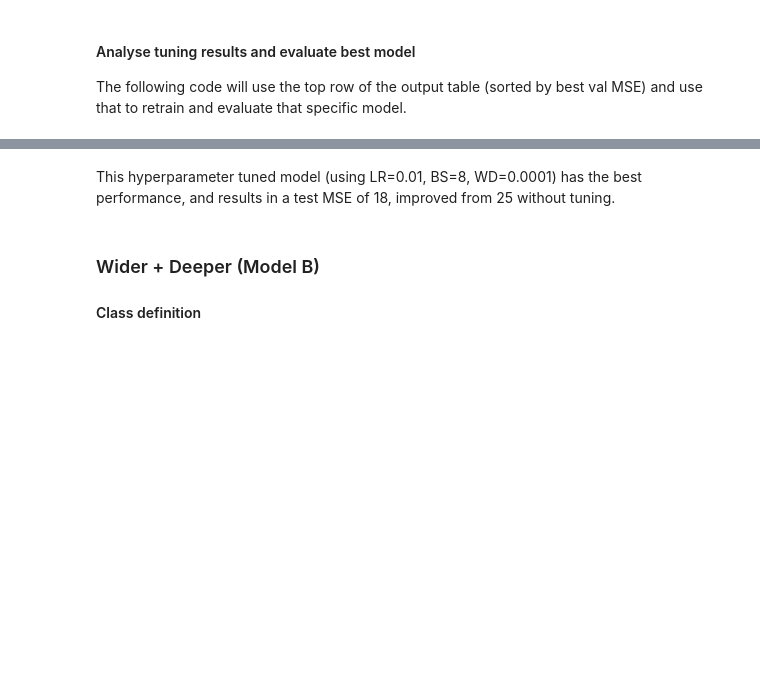
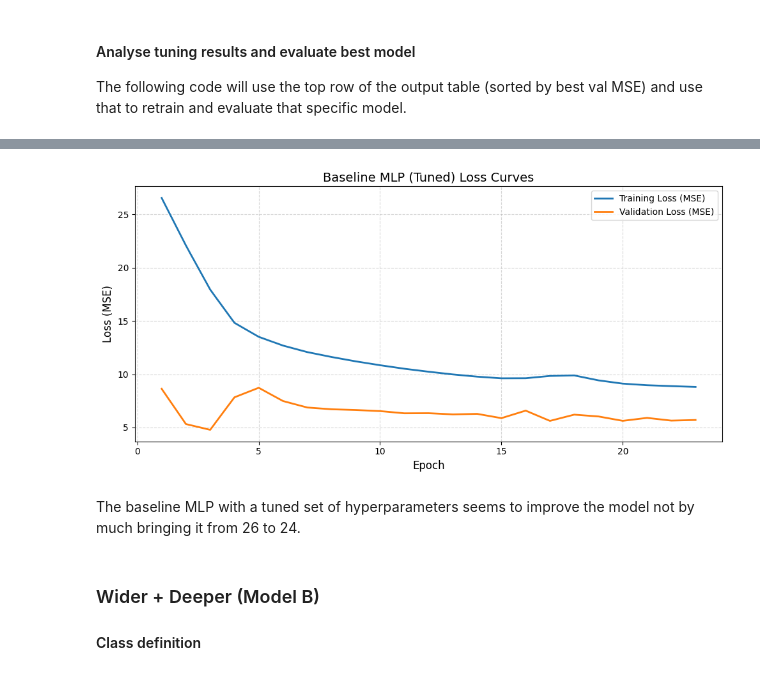
Before and after one commit to YukiSuter/ENG4200-AI4, a Jupyter notebook: ENG4200_CW3_2758934s.ipynb, the cells around one changed output, grey strips where cells are left out. Drawn from its saved outputs; the diff is of its cells as text; code cells hidden in the pictures; blank space fills up the shorter version.

Commit message:
Added multirun averaging and the parameterising the activation

```diff
--- a/ENG4200_CW3_2758934s.ipynb
+++ b/ENG4200_CW3_2758934s.ipynb
@@ -360,7 +406,7 @@ def run_modelA(learning_rate,
 
         if val_loss < best_val_loss - 1e-6:  # check for improvement accounting for potential noise
             best_val_loss   = val_loss
-            best_model_state_B = model_B.state_dict()
+            best_model_state = model.state_dict()
             best_train_loss = train_loss
             epochs_no_improve = 0
         else:
@@ -370,8 +416,8 @@ def run_modelA(learning_rate,
             break
 
 
-    if best_model_state_B is not None:
-        model_B.load_state_dict(best_model_state_B)
+    if best_model_state is not None:
+        model.load_state_dict(best_model_state)
 
     if evaluate_model:
         test_mse = evaluate(model, test_loader, criterion, device)
@@ -448,26 +523,49 @@ The following code will use the top row of the output table (sorted by best val
 # %%
 best_row_A = results_df_A.sort_values("mean_best_val_mse").iloc[0]
 
-best_lr  = float(best_row_A["learning_rate"])
-best_bs  = int(best_row_A["batch_size"])
-best_wd  = float(best_row_A["weight_decay"])
-best_act = str(best_row_A["activation"])
+best_lr_A   = float(best_row_A["learning_rate"])
+best_bs_A   = int(best_row_A["batch_size"])
+best_wd_A   = float(best_row_A["weight_decay"])
+best_act_A  = str(best_row_A["activation"])
 
-print("[Baseline tuning] Best hyperparameters:")
-print(f"  lr        = {best_lr}")
-print(f"  batch_size= {best_bs}")
-print(f"  weight_decay = {best_wd}")
-print(f"  activation   = {best_act}")
+print("[Model A tuning] Best hyperparameters:")
+print(f"  lr         = {best_lr_A}")
+print(f"  batch_size = {best_bs_A}")
+print(f"  weight_decay = {best_wd_A}")
+print(f"  activation   = {best_act_A}\n")
 
-model_A_val_losses, model_A_train_losses, model_A_tuned_test_mse = run_modelA(
-    learning_rate=best_lr,
-    batch_size=best_bs,
-    weight_decay=best_wd,
-    activation_name=best_act,
-    evaluate_model=True,
-    extra_info=True
-)
+n_eval_runs_A = 5
+test_mses_A = []
+all_val_losses_A = []
+all_train_losses_A = []
 
-print(f"\n[Baseline tuning] Final Tuned Test MSE (Baseline MLP): {model_A_tuned_test_mse:.6f}")
+print(f"[Model A tuning] Running tuned Model A {n_eval_runs_A} times...\n")
 
-plot_loss_curves(model_A_train_losses, model_A_val_losses, "Baseline MLP (Tuned)")
+for run in range(n_eval_runs_A):
+
+    val_losses_A, train_losses_A, test_mse_A = run_modelA(
+        learning_rate=best_lr_A,
+        batch_size=best_bs_A,
+        weight_decay=best_wd_A,
+        activation_name=best_act_A,
+        num_epochs=200,
+        patience=20,
+        evaluate_model=True,
+        extra_info=(run == 0),  # only print per-epoch info on first run
+    )
+
+    test_mses_A.append(test_mse_A)
+    all_val_losses_A.append(val_losses_A)
+    all_train_losses_A.append(train_losses_A)
+
+    print(f" Run {run+1}/{n_eval_runs_A} → Test MSE = {test_mse_A:.6f}")
+
+mean_test_mse_A = float(np.mean(test_mses_A))
+std_test_mse_A  = float(np.std(test_mses_A))
+
+print(f"Mean Test MSE over {n_eval_runs_A} runs : {mean_test_mse_A:.6f}")
+print(f"Std Dev of Test MSE                    : {std_test_mse_A:.6f}")
+
+# Plot last run's curves
+plot_loss_curves(all_train_losses_A[-1], all_val_losses_A[-1], "Baseline MLP (Tuned)")
+# %% [output]
@@ -474,5 +589,6 @@ plot_loss_curves(model_A_train_losses, model_A_val_losses, "Baseline MLP (Tuned)
+[figure, added]
 # %% [markdown]
-This hyperparameter tuned model (using LR=0.01, BS=8, WD=0.0001) has the best performance, and results in a test MSE of 18, improved from 25 without tuning.
+The baseline MLP with a tuned set of hyperparameters seems to improve the model not by much bringing it from 26 to 24.
 # %% [markdown]
 ### Wider + Deeper (Model B)
 
```
Also changed, not shown: parts of 17 cells of this notebook, 1 other file.
